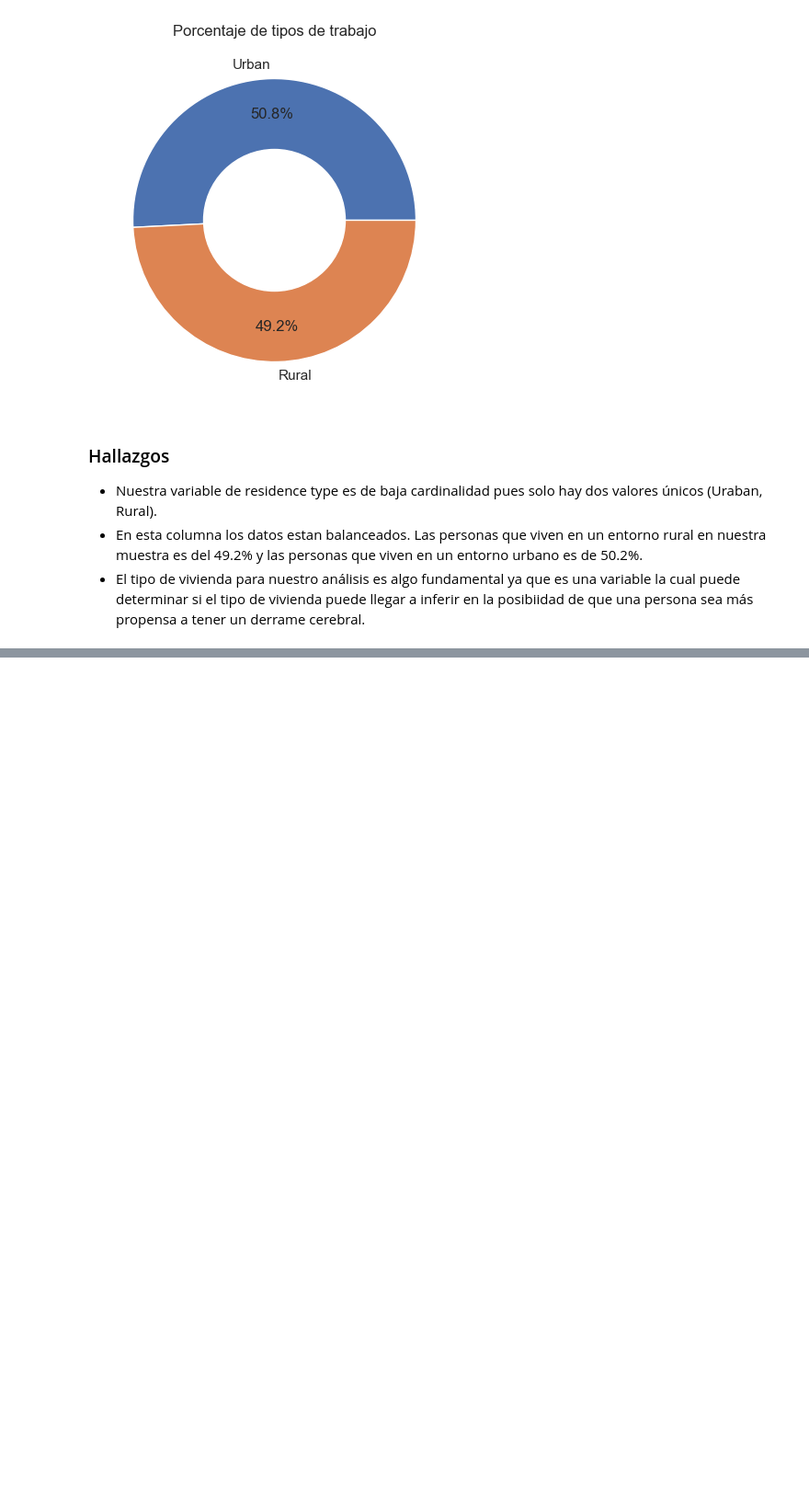
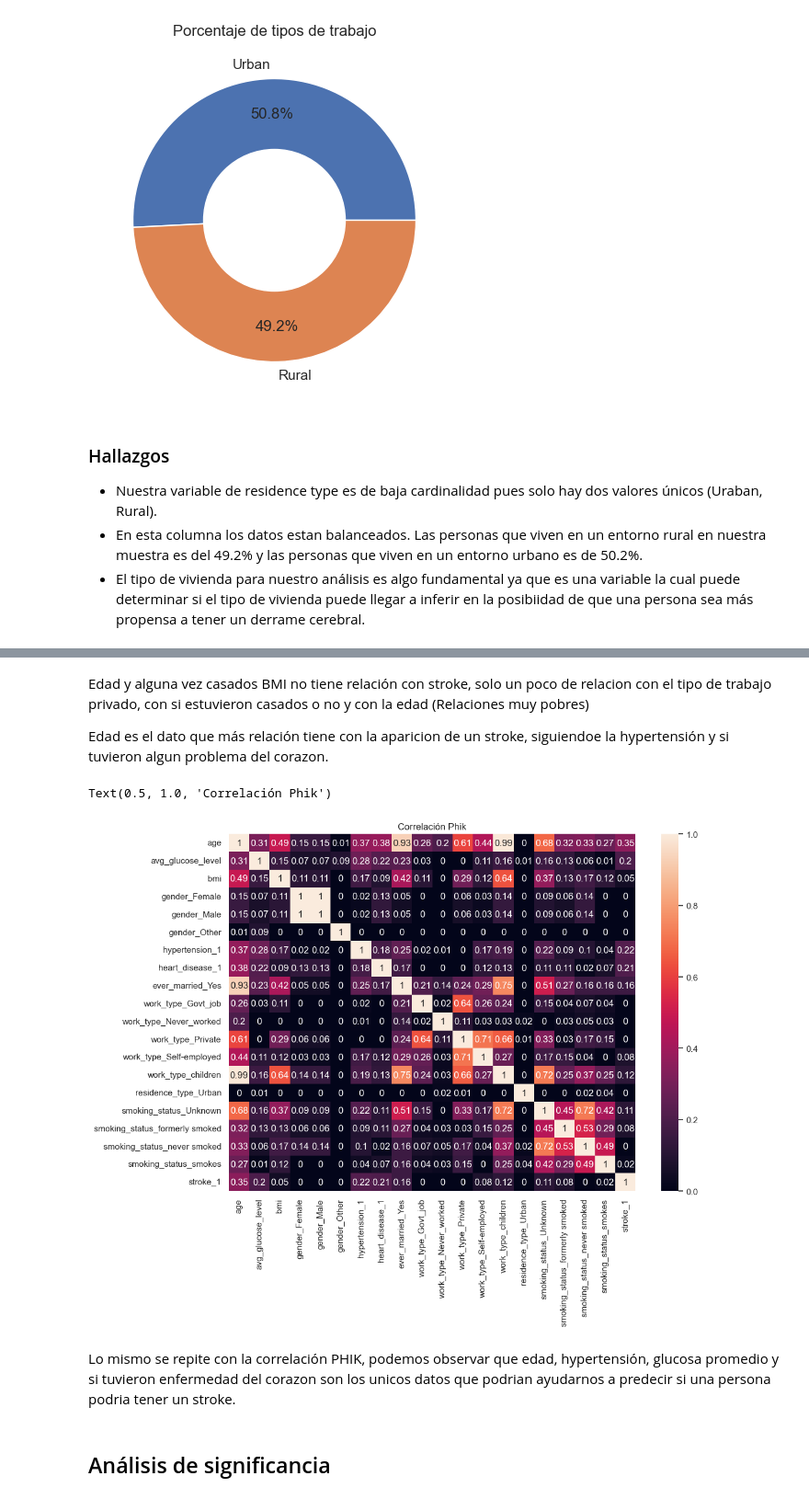
Before and after one commit to SamQuintero/PAD, a Jupyter notebook: analisis.ipynb, the cells around one changed output, grey strips where cells are left out. Shown at 92% size. Drawn from its saved outputs; the diff is of its cells as text; code cells hidden in the pictures; blank space fills up the shorter version.

```diff
--- a/analisis.ipynb
+++ b/analisis.ipynb
@@ -1047,0 +1105,19 @@ Text(0.5, 1.0, 'Porcentaje de tipos de trabajo')
+# %% [markdown]
+Edad y alguna vez casados
+BMI no tiene relación con stroke, solo un poco de relacion con el tipo de trabajo privado, con si estuvieron casados o no y con la edad (Relaciones muy pobres)
+
+Edad es el dato que más relación tiene con la aparicion de un stroke, siguiendoe la hypertensión y si tuvieron algun problema del corazon.
+# %%
+import phik
+from phik import resources, report
+# PHIK Correlation
+pk_corr = data_heatmap.phik_matrix(interval_cols = ratio)
+fig, ax = pyplot.subplots(figsize=size_heatmaps)
+sns.heatmap(pk_corr.round(2), annot=True).set_title("Correlación Phik")
+# %% [output]
+Text(0.5, 1.0, 'Correlación Phik')
+[figure, added]
+# %% [markdown]
+Lo mismo se repite con la correlación PHIK, podemos observar que  edad, hypertensión, glucosa promedio y si tuvieron enfermedad del corazon son los unicos datos que podrian ayudarnos a predecir si una persona podria tener un stroke.
+# %% [markdown]
+## Análisis de significancia
```
Also changed, not shown: parts of 6 cells of this notebook.
